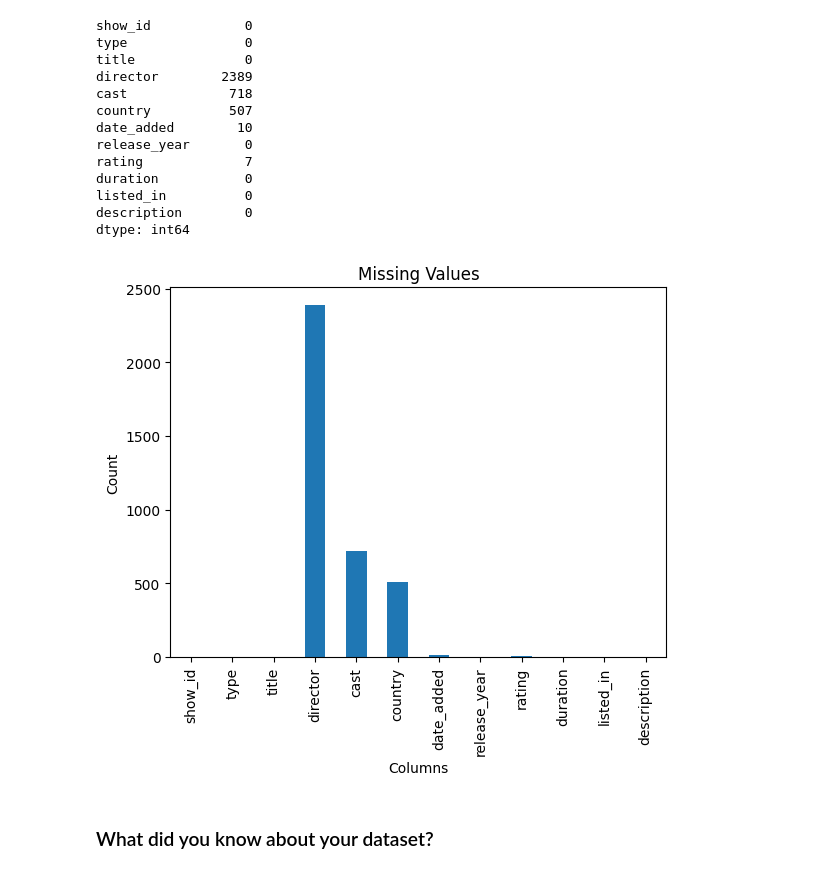
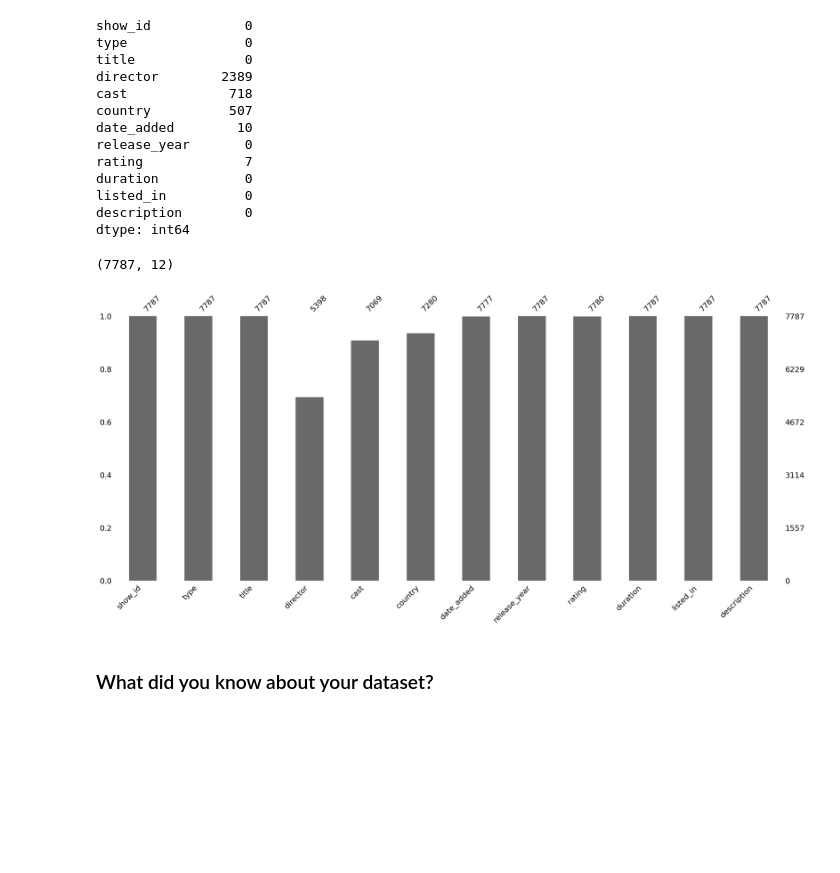
Before and after one commit to ajayd9558/Unsupervised_machine_Larning_project, a Jupyter notebook: Ajay_Netflix_Show_and_Movies_Clustering.ipynb, the cells around one changed output. Cells and saved outputs as stored; diff of their text form; code cells hidden in the pictures; blank space fills up the shorter version.

```diff
--- a/Ajay_Netflix_Show_and_Movies_Clustering.ipynb
+++ b/Ajay_Netflix_Show_and_Movies_Clustering.ipynb
@@ -158,16 +170,22 @@ duration           0
 listed_in          0
 description        0
 dtype: int64
-# %%
-# Visualizing the missing values
-data.duplicated().sum()
-missing_values.plot(kind='bar')
-plt.title('Missing Values')
-plt.xlabel('Columns')
-plt.ylabel('Count')
-plt.show()
-# %% [output]
-[figure, removed]
+# %%
+data.shape
+# %% [output]
+(7787, 12)
+# %%
+
+# Visualizing the missing values
+import missingno as msno
+
+# Create a missing value bar chart
+msno.bar(data)
+
+# Show the plot
+plt.show()
+# %% [output]
+[figure, added]
 # %% [markdown]
 ### What did you know about your dataset?
 # %% [markdown]
```
Also changed, not shown: parts of 9 cells of this notebook.
